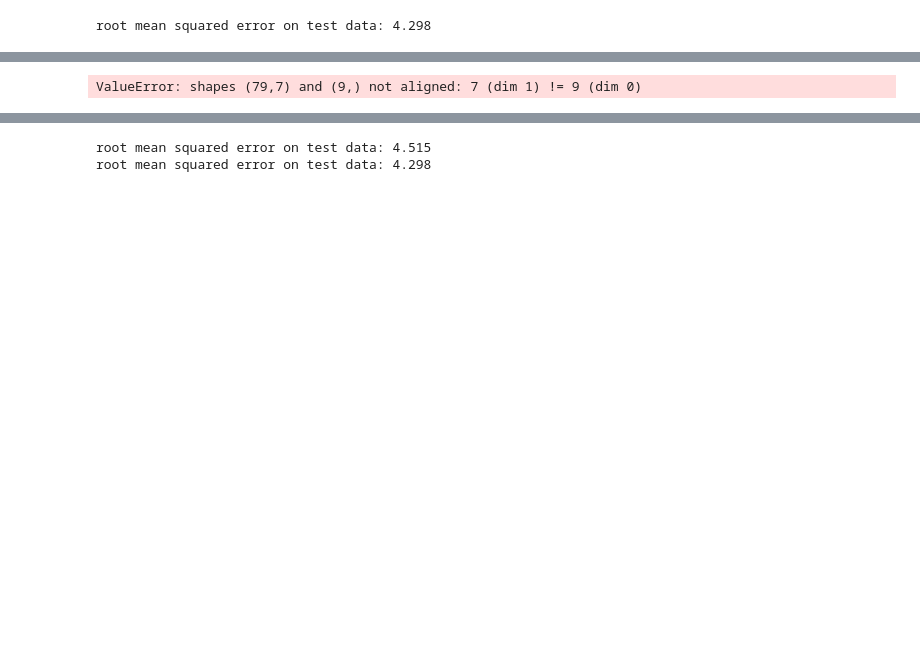
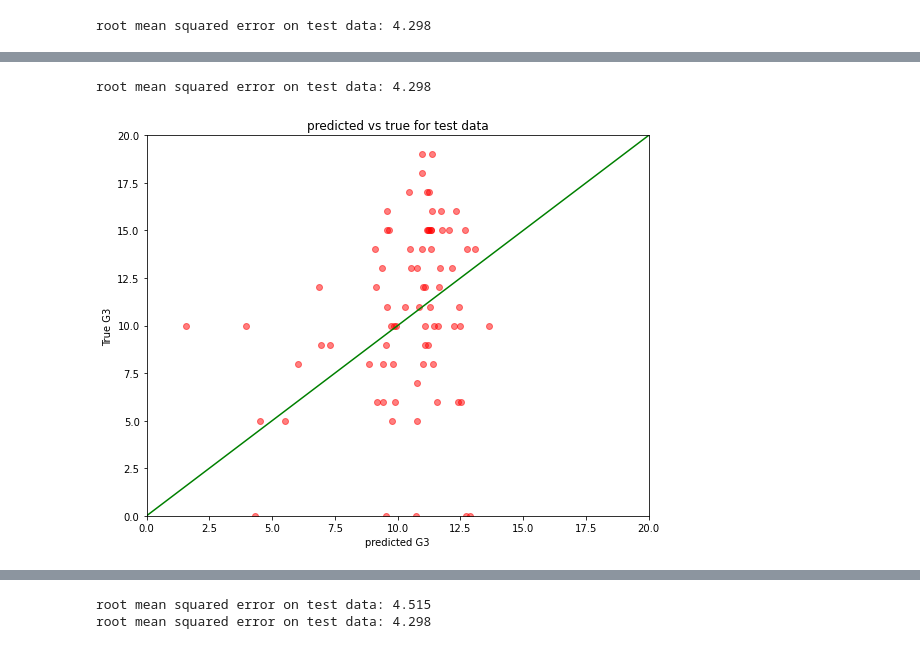
Before and after one commit to albertorekena/education-improvement, a Jupyter notebook: Pruebas.ipynb, the cells around one changed output, grey strips where cells are left out. Saved outputs shown, nothing was run; the diff lists cells and outputs as text; code cells hidden in the pictures; blank space fills up the shorter version.

```diff
--- a/Pruebas.ipynb
+++ b/Pruebas.ipynb
@@ -507,13 +523,19 @@ Warnings:
 # %%
 # Get predictions for the test data
 y_pred_test_2 = model2.predict(X_test)
 print(f'root mean squared error on test data: {np.sqrt(mean_squared_error(y_test,y_pred_test)):.4}')
 plt.figure(figsize=(9,7))
 plt.scatter(y_pred_test_2, y_test, alpha=0.5, c='r')
 plt.title('predicted vs true for test data')
 plt.xlabel('predicted G3')
 plt.ylabel('True G3')
+plt.xlim(0,20)
+plt.ylim(0,20)
+y_lim = plt.ylim()
+x_lim = plt.xlim()
+plt.plot(x_lim,y_lim,color = 'g');
 plt.show();
 # %% [output]
-ValueError: shapes (79,7) and (9,) not aligned: 7 (dim 1) != 9 (dim 0)
+root mean squared error on test data: 4.298
+[figure, added]
 # %%
```
Also changed, not shown: parts of 25 cells of this notebook.
